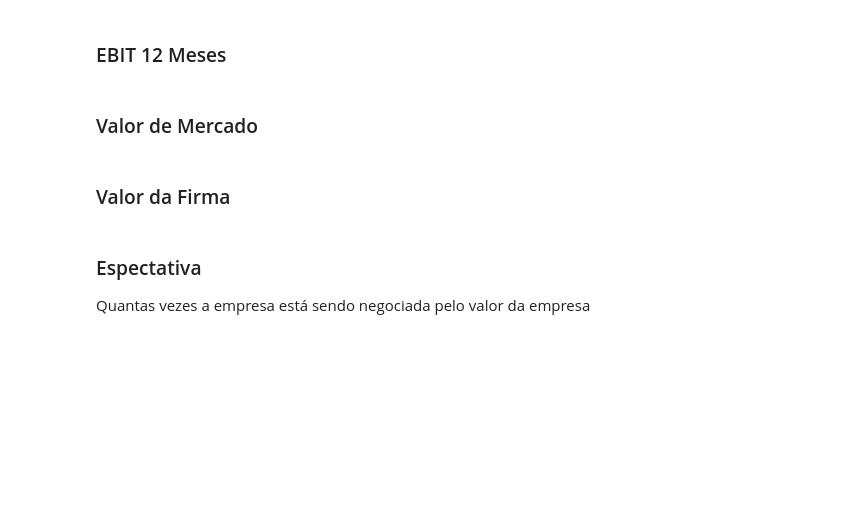
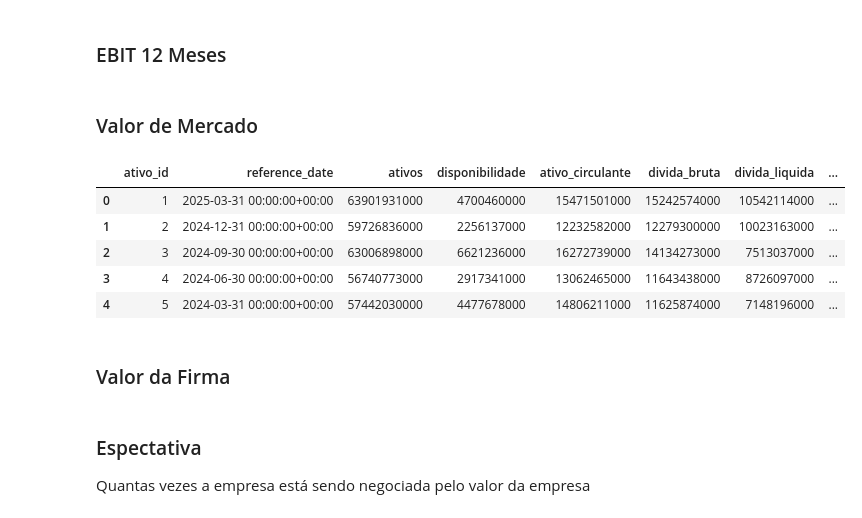
Before and after one commit to faelk8/renda_investe-banco_de_dados, a Jupyter notebook: 02.02-calculos.ipynb, the cells around one changed output. Drawn from its saved outputs; the diff is of its cells as text; code cells hidden in the pictures; blank space fills up the shorter version.

```diff
--- a/02.02-calculos.ipynb
+++ b/02.02-calculos.ipynb
@@ -278,3 +325,12 @@ resultado['valor_mercado'] = numero_acores * resultado['close']
+# %%
+resultado.head()
+# %% [output]
+|  | ativo_id | reference_date | ativos | disponibilidade | ativo_circulante | divida_bruta | divida_liquida | ... |
+| 0 | 1 | 2025-03-31 00:00:00+00:00 | 63901931000 | 4700460000 | 15471501000 | 15242574000 | 10542114000 | ... |
+| 1 | 2 | 2024-12-31 00:00:00+00:00 | 59726836000 | 2256137000 | 12232582000 | 12279300000 | 10023163000 | ... |
+| 2 | 3 | 2024-09-30 00:00:00+00:00 | 63006898000 | 6621236000 | 16272739000 | 14134273000 | 7513037000 | ... |
+| 3 | 4 | 2024-06-30 00:00:00+00:00 | 56740773000 | 2917341000 | 13062465000 | 11643438000 | 8726097000 | ... |
+| 4 | 5 | 2024-03-31 00:00:00+00:00 | 57442030000 | 4477678000 | 14806211000 | 11625874000 | 7148196000 | ... |
 # %% [markdown]
 ### Valor da Firma
 # %%
```
Also changed, not shown: parts of 31 cells of this notebook, 3 other files.
